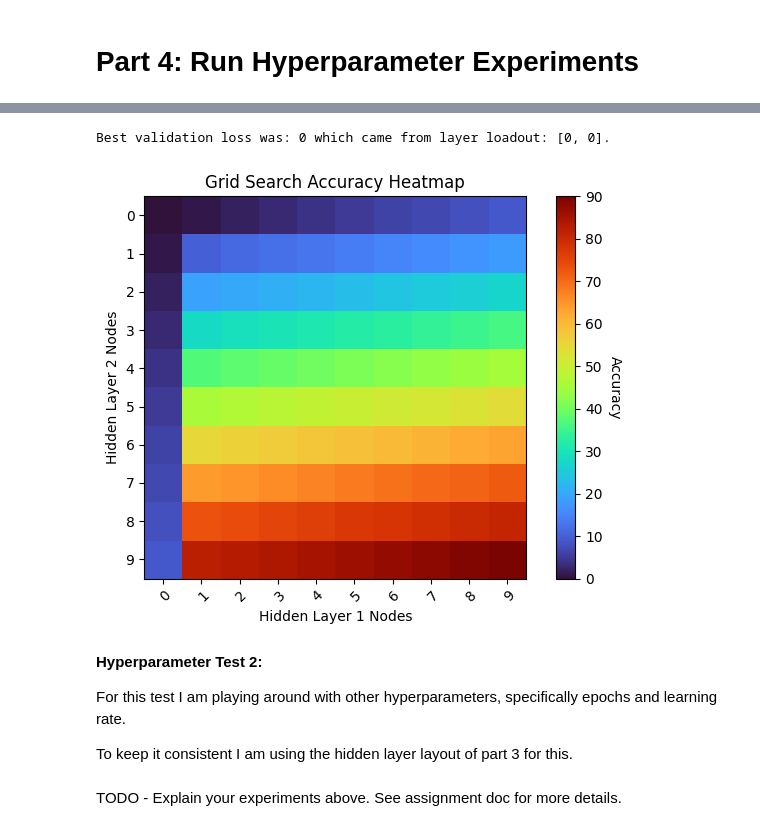
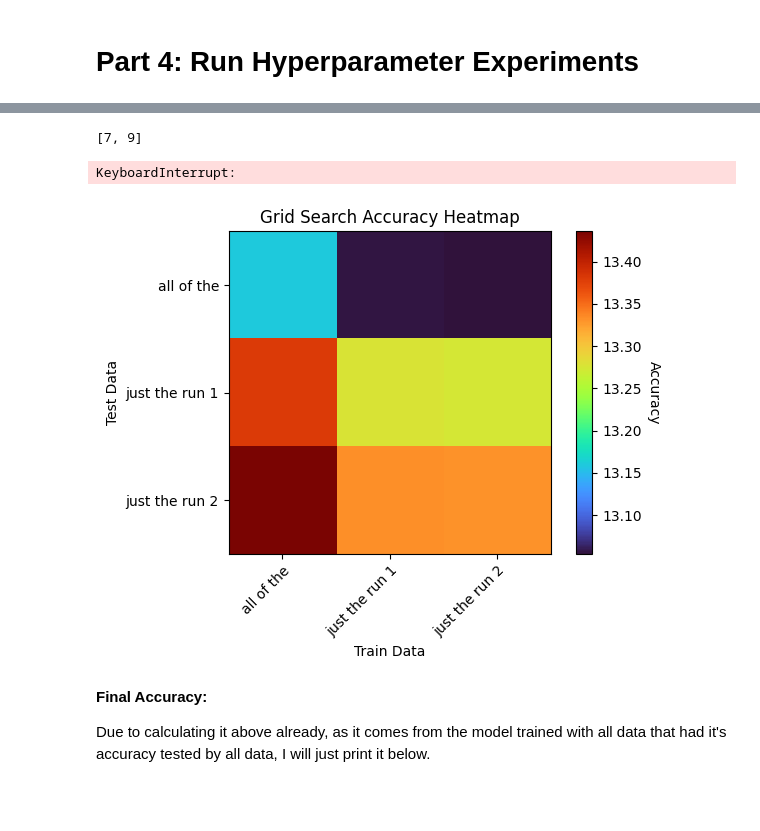
Before and after one commit to bananathrowingmachine/UniProj-OpenEndedDeepLearning, a Jupyter notebook: HW7.ipynb, the cells around one changed output, grey strips where cells are left out. Saved outputs shown, nothing was run; the diff lists cells and outputs as text; code cells hidden in the pictures; blank space fills up the shorter version.

```diff
--- a/HW7.ipynb
+++ b/HW7.ipynb
@@ -310,33 +412,43 @@ KeyboardInterrupt:
+# %%
+bestEpochsIndex = 7
+bestLearningRateIndex = 1
+print(bestLayers)
+
+options = [[x_train, y_train, x_val, y_val, x_test, y_test], tripleSplit(normalizeData(run1)), tripleSplit(normalizeData(run2))]
+models = [FullyConnectedNN(x_train.shape[1], bestLayers, 1).to(device) for _ in range(3)]
+epochs = epochsList[bestEpochsIndex]
+optimizer = optim.Adam(model.parameters(), lr=learningRatesList[bestLearningRateIndex])
+criterion = nn.L1Loss()
+valLossAll = []
+testLoss = np.empty((3, 3))
+names = ['all of the', 'just the run 1', 'just the run 2']
+for i in range(3):
+  trainAcc, valAcc = train_model(models[i], options[i][0], options[i][1], options[i][2], options[i][3], epochs, speak=False)
+  valLossAll.append(valAcc[-1])
+  print(f'Validation loss for model trained with {names[i]} train data is {valAcc[-1]:.5f}.')
+  for j in range(3):
+    with torch.no_grad():
+      y_pred_test = models[i](options[j][4])
+      testLoss[i][j] = criterion(y_pred_test, options[j][5])
+      print(f'Model trained with {names[i]} data got a test loss of {testLoss[i][j]:.5f} against {names[j]} data.')
+# %% [output]
+[7, 9]
+KeyboardInterrupt:
 # %%
-best = min(accuracy)
-print(f'Best validation loss was: {best} which came from layer loadout: {visualTestLayers[accuracy.index(best)]}.')
-
-accuracyGrid = np.empty((10, 10))
-for i, layers in enumerate(visualTestLayers):
-  accuracyGrid[layers[0]][layers[1]] = accuracy[i]
 fig, ax = plt.subplots()
-im = ax.imshow(accuracyGrid, cmap='turbo')
+im = ax.imshow(testLoss, cmap='turbo')
 cbar = ax.figure.colorbar(im, ax=ax)
 cbar.ax.set_ylabel('Accuracy', rotation=-90, va="bottom")
-ax.set_xticks(np.arange(10))
-ax.set_yticks(np.arange(10))
-ax.set_xticklabels(range(10))
-ax.set_yticklabels(range(10))
-ax.set_xlabel("Hidden Layer 1 Nodes")
-ax.set_ylabel("Hidden Layer 2 Nodes")
+ax.set_xticks(np.arange(3))
+ax.set_yticks(np.arange(3))
+ax.set_xticklabels(names)
+ax.set_yticklabels(names)
+ax.set_xlabel("Train Data")
+ax.set_ylabel("Test Data")
 ax.set_title("Grid Search Accuracy Heatmap")
-
-# Rotate the tick labels and set their alignment
 plt.setp(ax.get_xticklabels(), rotation=45, ha="right", rotation_mode="anchor")
 
 fig.tight_layout()
 plt.show()
 # %% [output]
-Best validation loss was: 0 which came from layer loadout: [0, 0].
-[figure, old version]
+[figure, new version]
-# %% [markdown]
-**Hyperparameter Test 2:**
-
-For this test I am playing around with other hyperparameters, specifically epochs and learning rate.
-
-To keep it consistent I am using the hidden layer layout of part 3 for this.
@@ -347,2 +455,4 @@ To keep it consistent I am using the hidden layer layout of part 3 for this.
-# %% [markdown]
-TODO - Explain your experiments above. See assignment doc for more details.
+# %% [markdown]
+**Final Accuracy:**
+
+Due to calculating it above already, as it comes from the model trained with all data that had it's accuracy tested by all data, I will just print it below.
```
Also changed, not shown: parts of 15 cells of this notebook.
